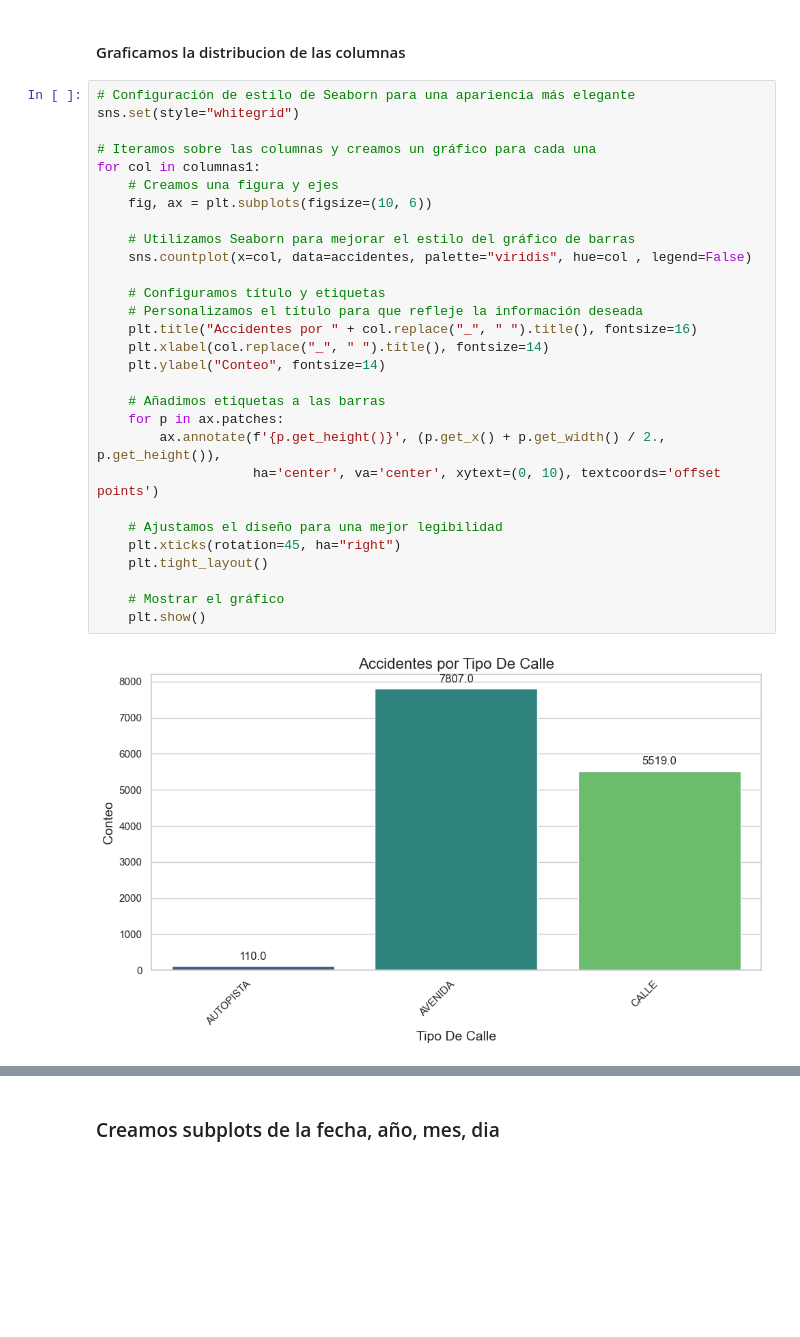
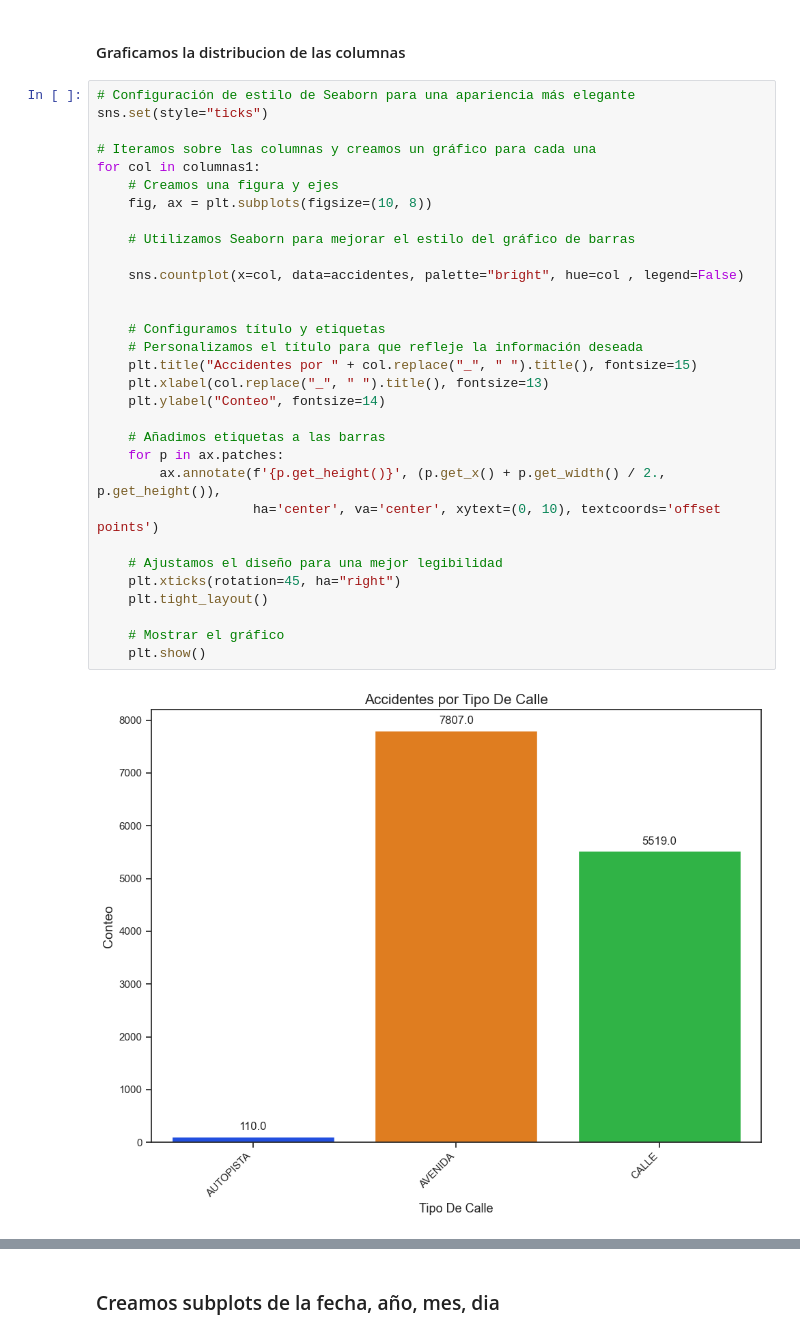
Before and after one commit to hansonvel96/PI02_Analisis_Siniestros_Viales, a Jupyter notebook: 2-EDA.ipynb, the cells around one changed output, grey strips where cells are left out. Cells and saved outputs as stored; diff of their text form; blank space fills up the shorter version.

```diff
--- a/2-EDA.ipynb
+++ b/2-EDA.ipynb
@@ -123,32 +123,34 @@ columnas1 = ["TIPO_DE_CALLE","COMUNA","VEHICULO_VICTIMA","VEHICULO_ACUSADO","N_V
 #### Graficamos la distribucion de las columnas
 # %%
 # Configuración de estilo de Seaborn para una apariencia más elegante
-sns.set(style="whitegrid")
+sns.set(style="ticks")
 
 # Iteramos sobre las columnas y creamos un gráfico para cada una
 for col in columnas1:
     # Creamos una figura y ejes
-    fig, ax = plt.subplots(figsize=(10, 6))
+    fig, ax = plt.subplots(figsize=(10, 8))
 
     # Utilizamos Seaborn para mejorar el estilo del gráfico de barras
-    sns.countplot(x=col, data=accidentes, palette="viridis", hue=col , legend=False)
+
+    sns.countplot(x=col, data=accidentes, palette="bright", hue=col , legend=False)
+
 
     # Configuramos título y etiquetas
     # Personalizamos el título para que refleje la información deseada
-    plt.title("Accidentes por " + col.replace("_", " ").title(), fontsize=16)
-    plt.xlabel(col.replace("_", " ").title(), fontsize=14)
+    plt.title("Accidentes por " + col.replace("_", " ").title(), fontsize=15)
+    plt.xlabel(col.replace("_", " ").title(), fontsize=13)
     plt.ylabel("Conteo", fontsize=14)
 
     # Añadimos etiquetas a las barras
     for p in ax.patches:
         ax.annotate(f'{p.get_height()}', (p.get_x() + p.get_width() / 2., p.get_height()),
                     ha='center', va='center', xytext=(0, 10), textcoords='offset points')
 
     # Ajustamos el diseño para una mejor legibilidad
     plt.xticks(rotation=45, ha="right")
     plt.tight_layout()
 
     # Mostrar el gráfico
     plt.show()
 # %% [output]
-[figure, old version]
+[figure, new version]
```
Also changed, not shown: parts of 1 cell of this notebook, 4 other files.
